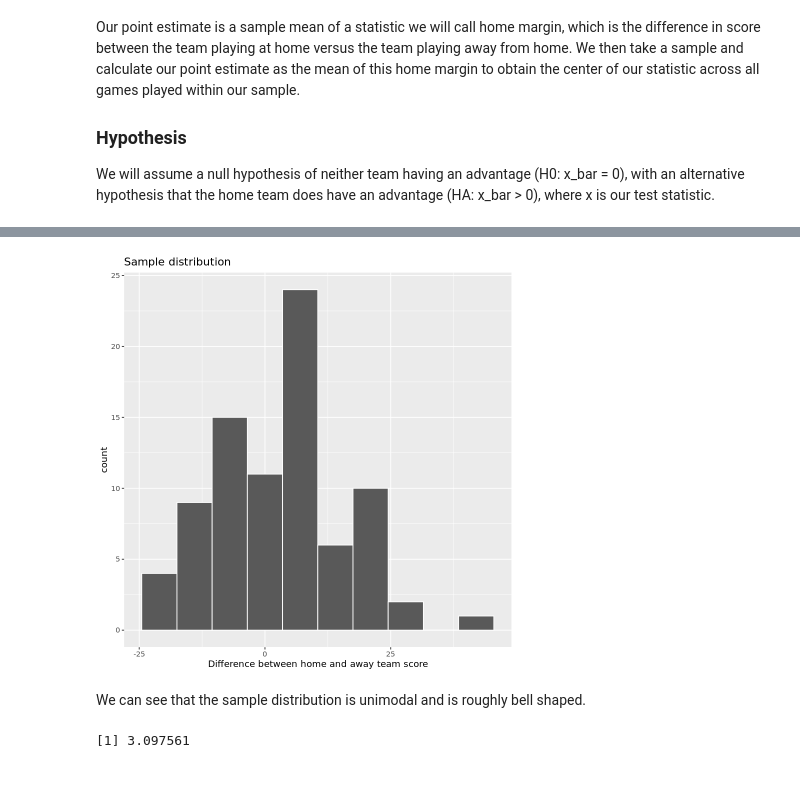
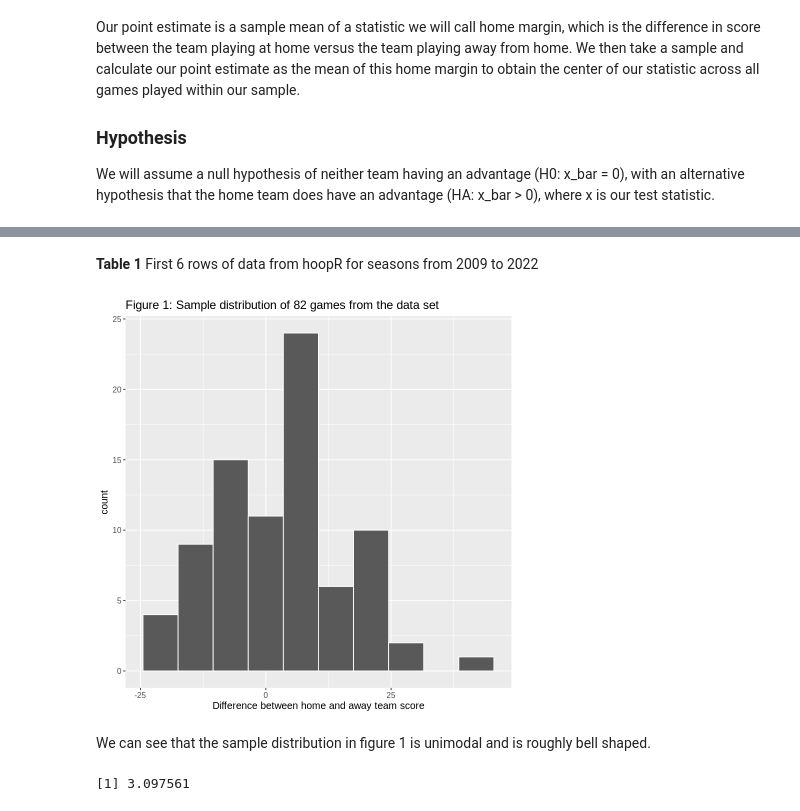
Before and after one commit to leowang801/home-court-advantage, a Jupyter notebook: group_47_project.ipynb, the cells around one changed output, grey strips where cells are left out. Drawn from its saved outputs; the diff is of its cells as text; code cells hidden in the pictures; blank space fills up the shorter version.

```diff
--- a/group_47_project.ipynb
+++ b/group_47_project.ipynb
@@ -100,0 +101,2 @@ sample <- seasons_clean %>%
+# %% [markdown]
+**Table 1** First 6 rows of data from hoopR for seasons from 2009 to 2022
@@ -101,15 +108,15 @@ sample <- seasons_clean %>%
 # %%
 # Plotting the sample
 sample_dist <- sample %>%
     ggplot(aes(x = home_margin)) +
     geom_histogram(binwidth = 7, color = "white") +
     xlab("Difference between home and away team score") +
-    ggtitle("Sample distribution") +
-    theme(text = element_text(20))
+    ggtitle("Figure 1: Sample distribution of 82 games from the data set ") +
+    theme(text = element_text(size = 12))
 
 sample_dist
 # %% [output]
-[figure, old version]
+[figure, new version]
 # %% [markdown]
-We can see that the sample distribution is unimodal and is roughly bell shaped.
+We can see that the sample distribution in figure 1 is unimodal and is roughly bell shaped.
 # %%
```
Also changed, not shown: parts of 11 cells of this notebook.
